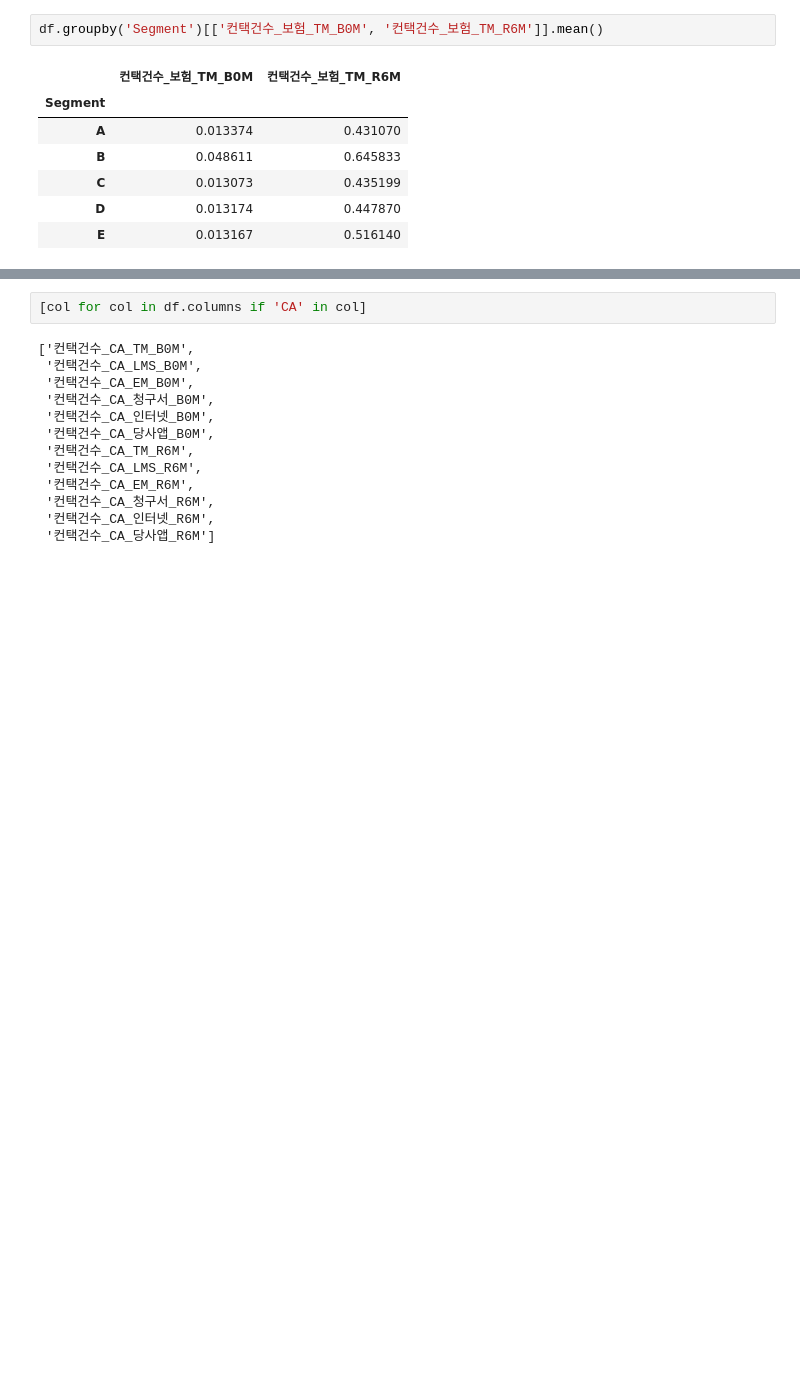
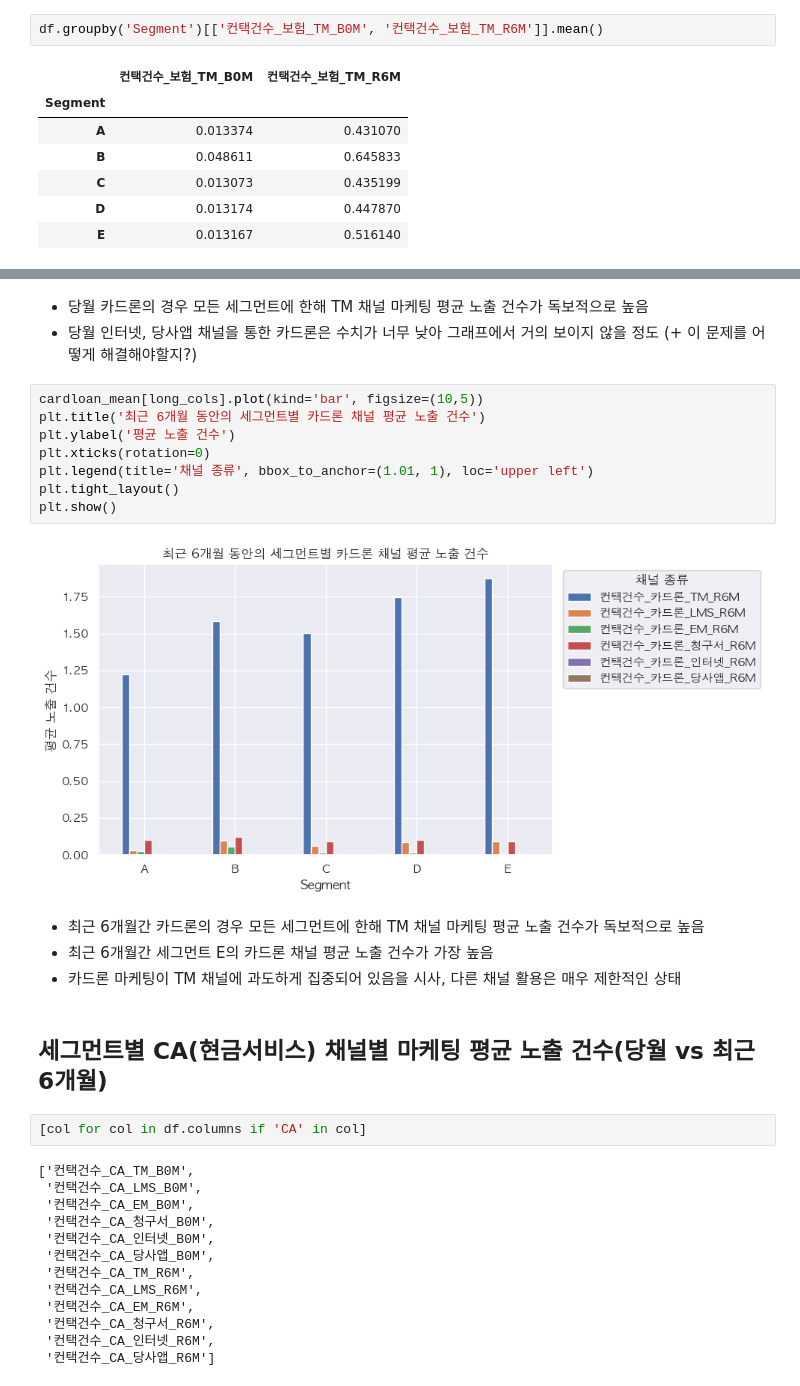
Before and after one commit to smileehahyun/final_project, a Jupyter notebook: 07_마케팅 정보_EDA.ipynb, the cells around one changed output, grey strips where cells are left out. Cells and saved outputs as stored; diff of their text form; blank space fills up the shorter version.

```diff
--- a/07_마케팅 정보_EDA.ipynb
+++ b/07_마케팅 정보_EDA.ipynb
@@ -481,3 +502,22 @@ cardloan_cols = [col for col in df.columns if '카드론' in col]
+# %% [markdown]
+- 당월 카드론의 경우 모든 세그먼트에 한해 TM 채널 마케팅 평균 노출 건수가 독보적으로 높음
+- 당월 인터넷, 당사앱 채널을 통한 카드론은 수치가 너무 낮아 그래프에서 거의 보이지 않을 정도  (+ 이 문제를 어떻게 해결해야할지?)
+# %%
+cardloan_mean[long_cols].plot(kind='bar', figsize=(10,5))
+plt.title('최근 6개월 동안의 세그먼트별 카드론 채널 평균 노출 건수')
+plt.ylabel('평균 노출 건수')
+plt.xticks(rotation=0)
+plt.legend(title='채널 종류', bbox_to_anchor=(1.01, 1), loc='upper left')
+plt.tight_layout()
+plt.show()
+# %% [output]
+[figure, added]
+# %% [markdown]
+- 최근 6개월간 카드론의 경우 모든 세그먼트에 한해 TM 채널 마케팅 평균 노출 건수가 독보적으로 높음
+- 최근 6개월간 세그먼트 E의 카드론 채널 평균 노출 건수가 가장 높음
+- 카드론 마케팅이 TM 채널에 과도하게 집중되어 있음을 시사, 다른 채널 활용은 매우 제한적인 상태
+# %% [markdown]
+## 세그먼트별 CA(현금서비스) 채널별 마케팅 평균 노출 건수(당월 vs 최근 6개월)
 # %%
 [col for col in df.columns if 'CA' in col]
 # %% [output]
```
Also changed, not shown: parts of 47 cells of this notebook.
